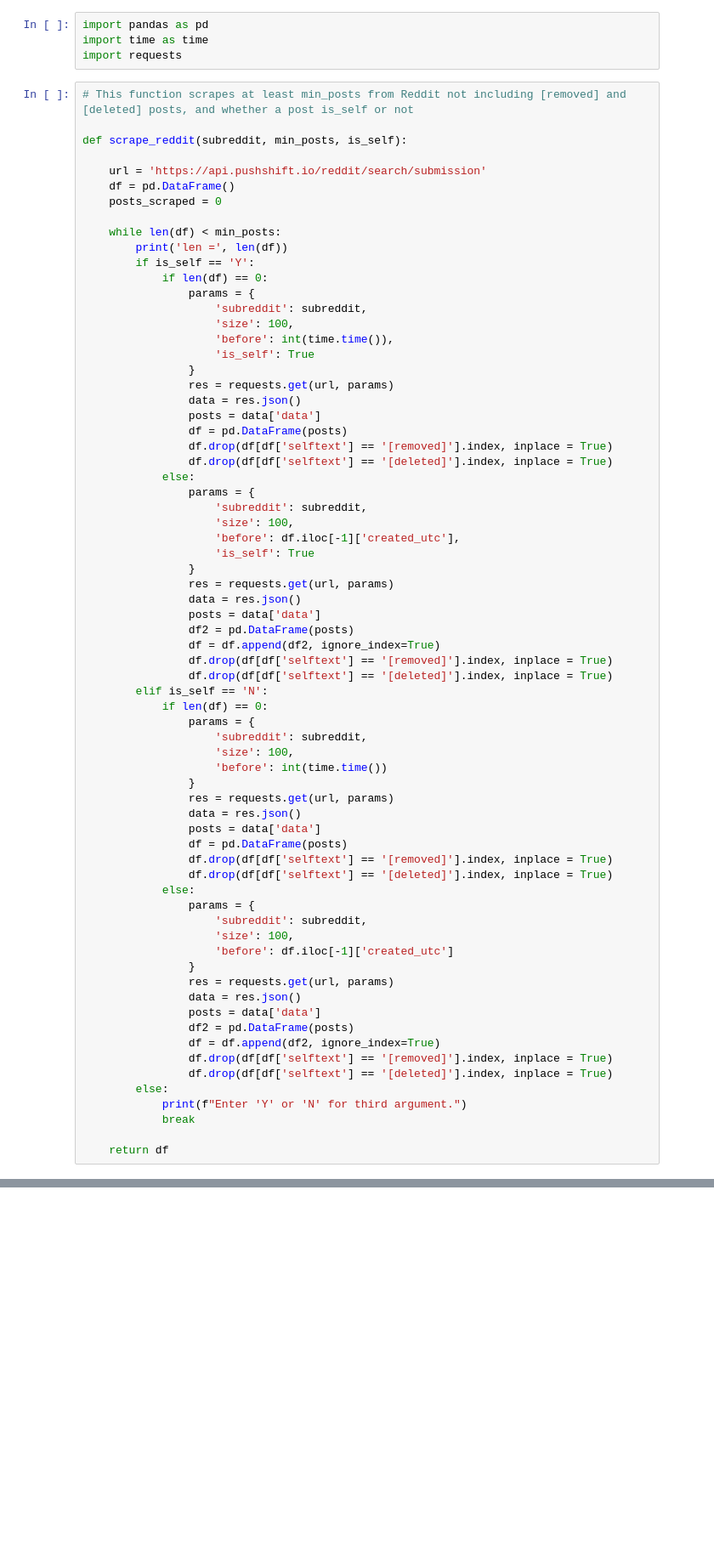
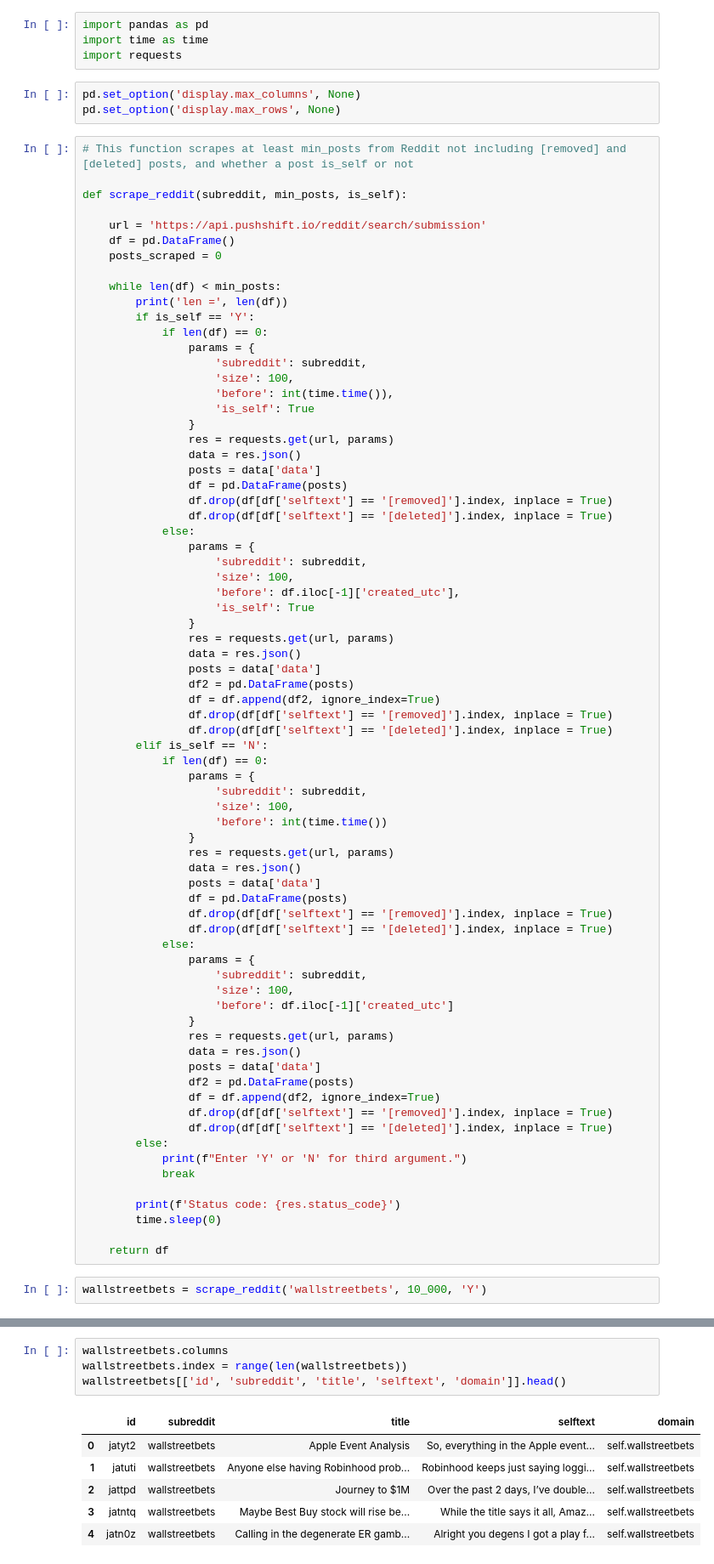
Before and after one commit to jsalisbury731/reddit_classification, a Jupyter notebook: min_post_self_reddit_scraper.ipynb, the cells around one changed output, grey strips where cells are left out. Shown at 85% size. Cells and saved outputs as stored; diff of their text form; blank space fills up the shorter version.

```diff
--- a/min_post_self_reddit_scraper.ipynb
+++ b/min_post_self_reddit_scraper.ipynb
@@ -2,6 +2,9 @@
 import pandas as pd
 import time as time
 import requests
+# %%
+pd.set_option('display.max_columns', None)
+pd.set_option('display.max_rows', None)
 # %%
 # This function scrapes at least min_posts from Reddit not including [removed] and [deleted] posts, and whether a post is_self or not
 
@@ -71,4 +74,9 @@ def scrape_reddit(subreddit, min_posts, is_self):
             print(f"Enter 'Y' or 'N' for third argument.")
             break
 
+        print(f'Status code: {res.status_code}')
+        time.sleep(0)
+
     return df
+# %%
+wallstreetbets = scrape_reddit('wallstreetbets', 10_000, 'Y')
@@ -74,0 +101,11 @@ def scrape_reddit(subreddit, min_posts, is_self):
+# %%
+wallstreetbets.columns
+wallstreetbets.index = range(len(wallstreetbets))
+wallstreetbets[['id', 'subreddit', 'title', 'selftext', 'domain']].head()
+# %% [output]
+|  | id | subreddit | title | selftext | domain |
+| 0 | jatyt2 | wallstreetbets | Apple Event Analysis | So, everything in the Apple event... | self.wallstreetbets |
+| 1 | jatuti | wallstreetbets | Anyone else having Robinhood prob... | Robinhood keeps just saying loggi... | self.wallstreetbets |
+| 2 | jattpd | wallstreetbets | Journey to $1M | Over the past 2 days, I’ve double... | self.wallstreetbets |
+| 3 | jatntq | wallstreetbets | Maybe Best Buy stock will rise be... | While the title says it all, Amaz... | self.wallstreetbets |
+| 4 | jatn0z | wallstreetbets | Calling in the degenerate ER gamb... | Alright you degens I got a play f... | self.wallstreetbets |
```
Also changed, not shown: parts of 6 cells of this notebook.
